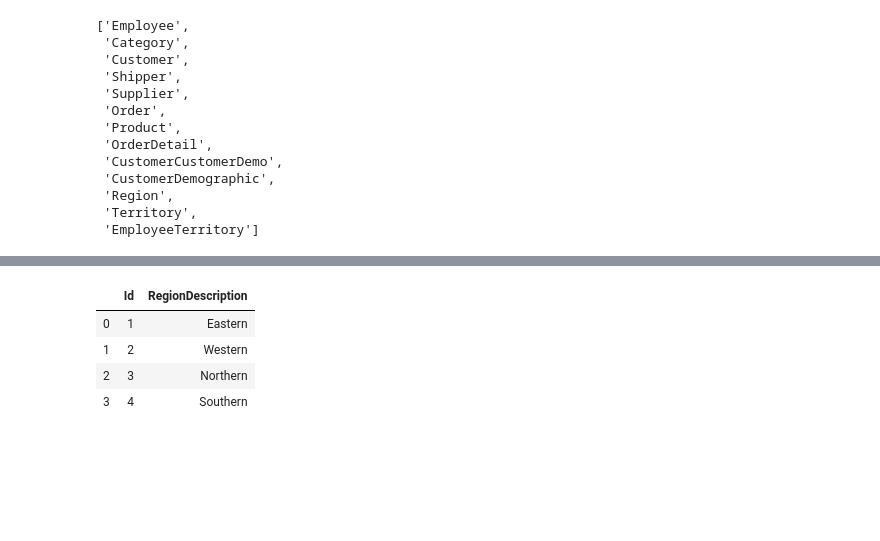
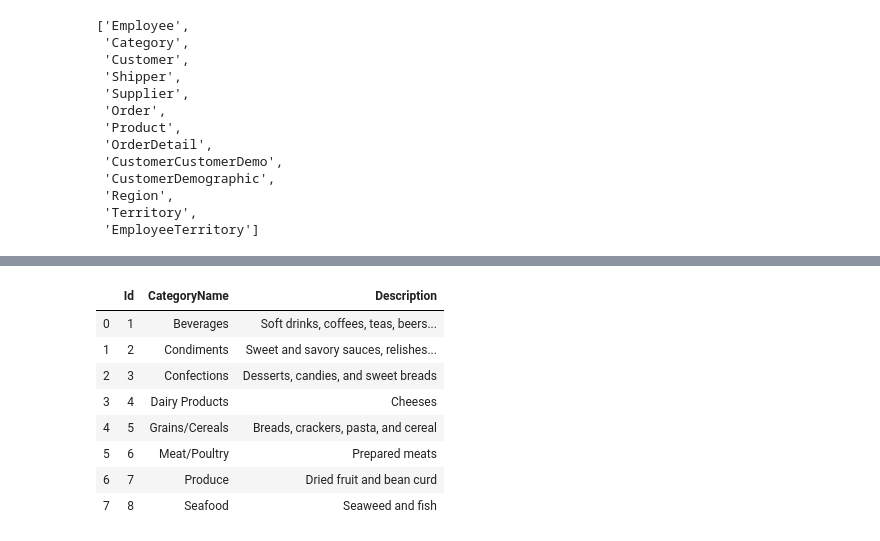
Before and after one commit to JessicaFB/Customer-Product-Orders-AB-Testing, a Jupyter notebook: AB-testing-notebook.ipynb, the cells around one changed output, grey strips where cells are left out. Cells and saved outputs as stored; diff of their text form; code cells hidden in the pictures; blank space fills up the shorter version.

```diff
--- a/AB-testing-notebook.ipynb
+++ b/AB-testing-notebook.ipynb
@@ -82,8 +91,15 @@ query = '''SELECT *
-# %%
-query_to_df(query, cursor)
-# %% [output]
-|  | Id | RegionDescription |
-| 0 | 1 | Eastern |
-| 1 | 2 | Western |
-| 2 | 3 | Northern |
-| 3 | 4 | Southern |
+# %%
+query = '''SELECT *
+           FROM Category;'''
+
+query_to_df(query, cursor)
+# %% [output]
+|  | Id | CategoryName | Description |
+| 0 | 1 | Beverages | Soft drinks, coffees, teas, beers... |
+| 1 | 2 | Condiments | Sweet and savory sauces, relishes... |
+| 2 | 3 | Confections | Desserts, candies, and sweet breads |
+| 3 | 4 | Dairy Products | Cheeses |
+| 4 | 5 | Grains/Cereals | Breads, crackers, pasta, and cereal |
+| 5 | 6 | Meat/Poultry | Prepared meats |
+| 6 | 7 | Produce | Dried fruit and bean curd |
+| 7 | 8 | Seafood | Seaweed and fish |
```
Also changed, not shown: parts of 6 cells of this notebook.
